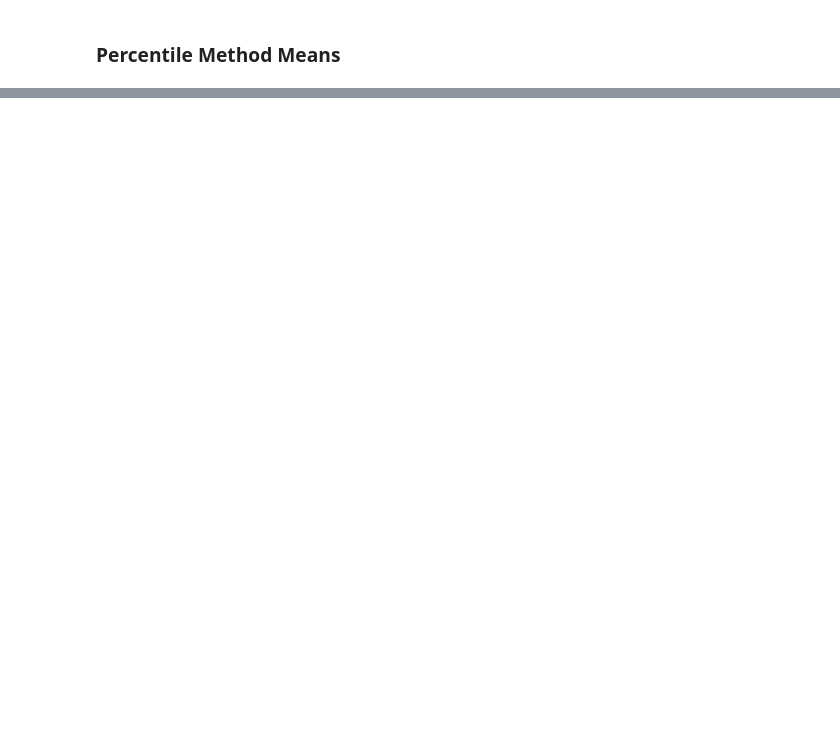
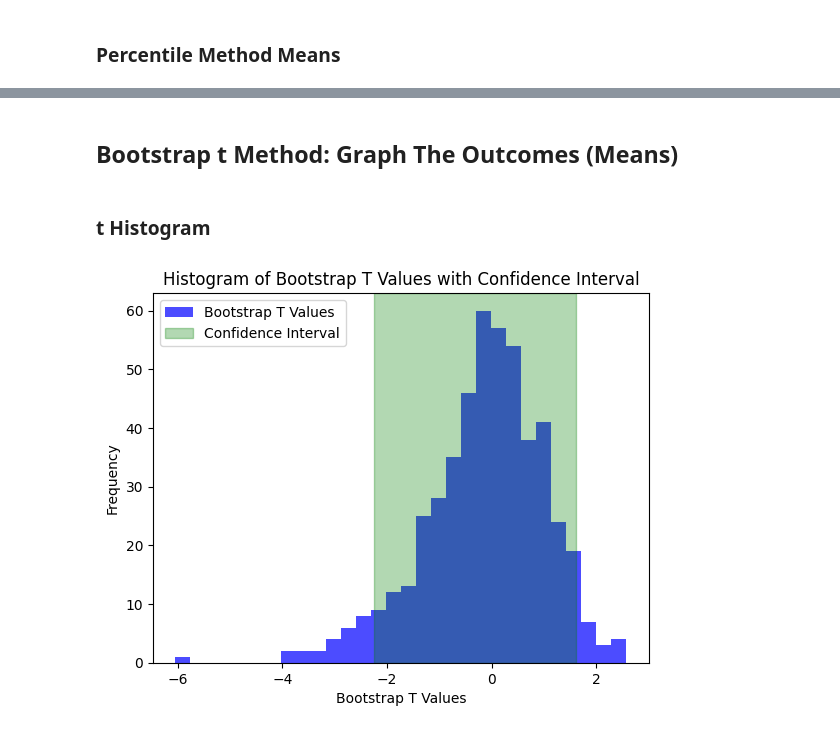
Before and after one commit to Goodfeelings/spring-2024-comp-intensive-stats-projects-02, a Jupyter notebook: Notebooks/project-02.ipynb, the cells around one changed output, grey strips where cells are left out. Saved outputs shown, nothing was run; the diff lists cells and outputs as text; code cells hidden in the pictures; blank space fills up the shorter version.

```diff
--- a/Notebooks/project-02.ipynb
+++ b/Notebooks/project-02.ipynb
@@ -367,0 +525,5 @@ df_original_data.columns[1]
+# %%
+# Rank order the sample mean t values
+df_parameter_estimates_bootstrap_t.sort_values(by='Sample Mean t Value', inplace=True)
+df_parameter_estimates_bootstrap_t['Sample Mean t Value Rank'] = range(1, number_of_bootstrap_t_samples + 1)
+df_parameter_estimates_bootstrap_t.sort_values(by='Original Index', inplace=True)
@@ -367,0 +543,15 @@ df_original_data.columns[1]
+# %%
+bootstrap_t_lower_percentile_sample_mean_t = df_parameter_estimates_bootstrap_t[df_parameter_estimates_bootstrap_t['Sample Mean t Value Rank'] == bootstrap_t_lower_percentile_rank_value]['Sample Mean t Value'].values[0]
+bootstrap_t_lower_percentile_sample_mean_t_original_index_value = df_parameter_estimates_bootstrap_t[df_parameter_estimates_bootstrap_t['Sample Mean t Value Rank'] == bootstrap_t_lower_percentile_rank_value]['Original Index'].values[0]
+
+
+bootstrap_t_upper_percentile_sample_mean_t = df_parameter_estimates_bootstrap_t[df_parameter_estimates_bootstrap_t['Sample Mean t Value Rank'] == bootstrap_t_upper_percentile_rank_value]['Sample Mean t Value'].values[0]
+bootstrap_t_upper_percentile_sample_mean_t_original_index_value = df_parameter_estimates_bootstrap_t[df_parameter_estimates_bootstrap_t['Sample Mean t Value Rank'] == bootstrap_t_upper_percentile_rank_value]['Original Index'].values[0]
+
+bootstrap_t_lower_percentile_sample_mean = original_mean - bootstrap_t_upper_percentile_sample_mean_t*(original_standard_deviation/np.sqrt(number_of_values_per_sample))
+bootstrap_t_upper_percentile_sample_mean = original_mean - bootstrap_t_lower_percentile_sample_mean_t*(original_standard_deviation/np.sqrt(number_of_values_per_sample))
+
+print(f'Bootstrap t Method Confidence Interval for T: ({bootstrap_t_lower_percentile_sample_mean_t},{bootstrap_t_upper_percentile_sample_mean_t}).')
+print(f'Lower Value Original Index: {bootstrap_t_lower_percentile_sample_mean_t_original_index_value}.')
+print(f'Upper Value Original Index: {bootstrap_t_upper_percentile_sample_mean_t_original_index_value}.')
+print(f'Bootstrap t Method Confidence Interval for Mean: ({bootstrap_t_lower_percentile_sample_mean},{bootstrap_t_upper_percentile_sample_mean}).')
@@ -367,0 +578,3 @@ df_original_data.columns[1]
+# %%
+# Load the dataframe, if necessary
+df_parameter_estimates_bootstrap_t = pd.read_csv('../Data/Bootstrap t Estimates Data.csv').drop('Unnamed: 0', axis=1)
@@ -367,0 +597,28 @@ df_original_data.columns[1]
+# %% [markdown]
+## Bootstrap t Method: Graph The Outcomes (Means)
+# %% [markdown]
+### t Histogram
+# %%
+# Get Bootstrap t samples T Values
+bootstrap_t_values = df_parameter_estimates_bootstrap_t['Sample Mean t Value']
+
+# Confidence interval bounds.
+lower_bound = bootstrap_t_lower_percentile_sample_mean_t
+upper_bound = bootstrap_t_upper_percentile_sample_mean_t
+
+# Plot the histogram.
+plt.hist(bootstrap_t_values, bins=30, color='blue', alpha=0.7, label='Bootstrap T Values')
+
+# Highlight the confidence interval in green.
+plt.axvspan(lower_bound, upper_bound, color='green', alpha=0.3, label='Confidence Interval')
+
+# Add labels and title.
+plt.xlabel('Bootstrap T Values')
+plt.ylabel('Frequency')
+plt.title('Histogram of Bootstrap T Values with Confidence Interval')
+plt.legend()
+
+# Show plot.
+plt.show()
+# %% [output]
+[figure, added]
```
Also changed, not shown: parts of 91 cells of this notebook, 8 other files.
